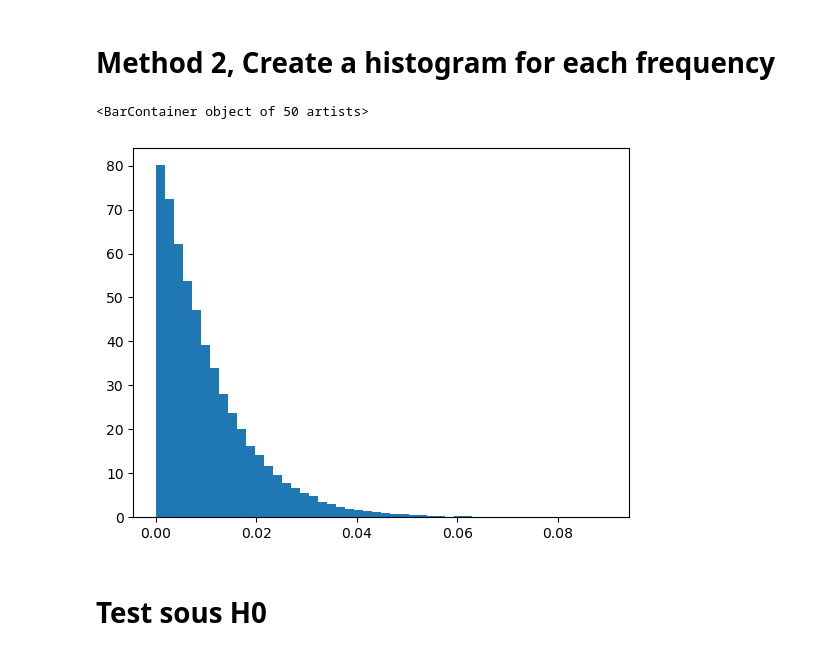
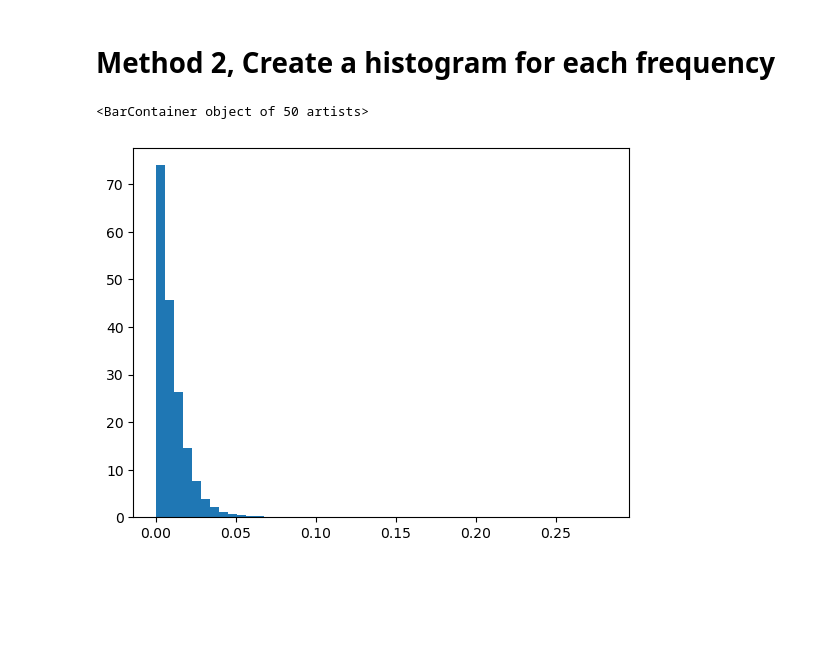
Before and after one commit to hugokerino/Stage_R-V, a Jupyter notebook: Create_set.ipynb, the cells around one changed output. Cells and saved outputs as stored; diff of their text form; code cells hidden in the pictures; blank space fills up the shorter version.

```diff
--- a/Create_set.ipynb
+++ b/Create_set.ipynb
@@ -699,25 +804,3 @@ Rapport negatif label =  0.7283 ou 0.7283
 np.save('./data/set2/X_LS.npy', np.array(X_LS2, dtype=object), allow_pickle=True)
 np.save('./data/set2/X_max_values.npy', np.array(X_max_values2, dtype=object), allow_pickle=True)
 np.save('./data/set2/Y.npy', np.array(Y2, dtype=object), allow_pickle=True)
-# %%
-#Analyse dataset2
-nb_planet = 4
-
-#mean LS
-indice = np.where( np.array(Nbr_planets) == nb_planet)
-LS_pl = np.array(X_LS2)[indice]
-Y_pl = np.array(Y2)[indice]
-LS_mean = np.mean(LS_pl, axis=0)
-
-#Print mean LS
-plt.figure()
-plt.plot(freq, LS_mean)
-
-#Print LS
-plt.figure()
-k = 1
-for i in range(3):
-    for j in range(5):
-        ind = random.randint(0,(nbr_periodogramme_set2/5)-1)
-        plt.subplot(3,5,k), plt.plot(freq, LS_pl[ind], label = round(Y_pl[ind])), plt.legend()
-        k+=1
@@ -804,16 +876,13 @@ def create_pdf(t,freq,N):
 
     for i in range(N):
 
-        Prot = random.randint(10,90)#62 # days -- Prot to be chosen randomly in HARPS sample (see paper)
+        Prot = random.randint(5,90)#62 # days -- Prot to be chosen randomly in HARPS sample (see paper)
         amp  = gamma.rvs(2.0, 0.5)
         epsilon = uniform.rvs(0.5, 1)
         tau = np.random.normal(3*Prot, 0.1*Prot)
-        gam  = 2.0/epsilon #not change
-        logP = np.log(Prot) #not change
-        met  = 1 # not change
-        params_act = [amp, gam, logP, met]
+        params_act = [tau, epsilon, Prot, amp]
 
-        y,eb = generate_regular_data_H0(params_gr, params_act,t)
+        y,eb = generate_data_H0(params_gr, params_act,t)
         ls = LombScargle(t,y,eb).power(freq,method='cython')
         amps[i] = max(ls)
 
@@ -836,7 +907,6 @@ plt.plot(pdf_mean[1][:-1], f_pdf(pdf_mean[1][:-1]), c ='r')
 # Method 2, Create a histogram for each frequency
 # %%
 def create_pdfs(t,freq,N):
-
     GLS = np.zeros((freq.shape[0], N) )
 
     A1, A2, A3  = 0.027*1e6, 0.003*1e6, 0.3*1e-3*1e6 # m/s
@@ -849,16 +919,13 @@ def create_pdfs(t,freq,N):
 
     for i in range(N):
 
-        Prot = random.randint(10,90)#62 # days -- Prot to be chosen randomly in HARPS sample (see paper)
+        Prot = random.randint(5,90)#62 # days -- Prot to be chosen randomly in HARPS sample (see paper)
         amp  = gamma.rvs(2.0, 0.5)
         epsilon = uniform.rvs(0.5, 1)
         tau = np.random.normal(3*Prot, 0.1*Prot)
-        gam  = 2.0/epsilon #not change
-        logP = np.log(Prot) #not change
-        met  = 1 # not change
-        params_act = [amp, gam, logP, met]
+        params_act = [tau, epsilon, Prot, amp]
 
-        y,eb = generate_regular_data_H0(params_gr, params_act,t)
+        y,eb = generate_data_H0(params_gr, params_act,t)
         gls = LombScargle(t,y,eb).power(freq,method='cython')
         GLS[:,i] = gls
 
@@ -873,10 +940,8 @@ pdfs = create_pdfs(t,freq,50000)
 # %%
 np.save('./data/set1/pdfs.npy', np.array(pdfs, dtype=object), allow_pickle=True)
 # %%
-ind = 900
+ind = 200
 plt.bar(pdfs[ind][1][:-1], pdfs[ind][0], width=np.diff(pdfs[ind][1]), align='edge')
 # %% [output]
 <BarContainer object of 50 artists>
-[figure, old version]
+[figure, new version]
-# %% [markdown]
-# Test sous H0
```
Also changed, not shown: parts of 39 cells of this notebook, 2 other files.
